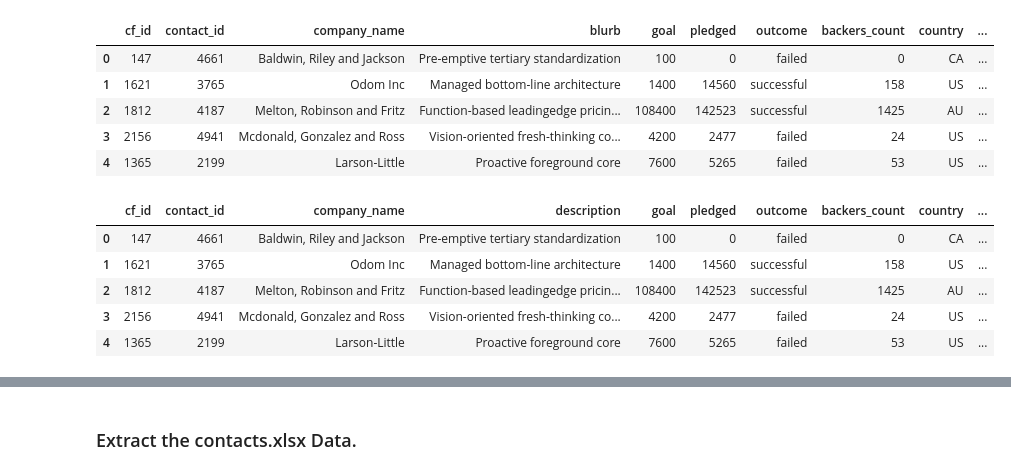
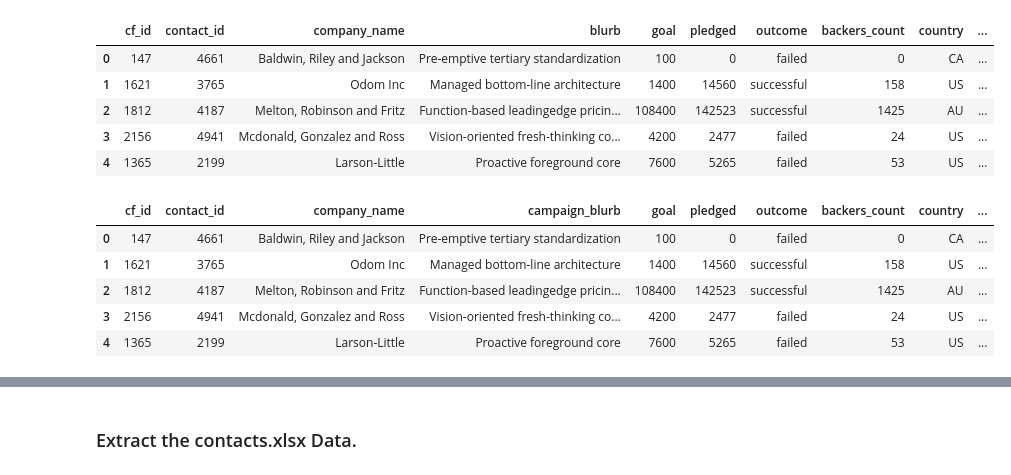
Before and after one commit to VickyL86/Crowdfunding_ETL_Project2, a Jupyter notebook: ETL_Mini_Project_Starter_Code.ipynb, the cells around one changed output, grey strips where cells are left out. Drawn from its saved outputs; the diff is of its cells as text; code cells hidden in the pictures.

```diff
--- a/ETL_Mini_Project_Starter_Code.ipynb
+++ b/ETL_Mini_Project_Starter_Code.ipynb
@@ -198,8 +217,10 @@ campaign_df.head()
 | 4 | 1365 | 2199 | Larson-Little | Proactive foreground core | 7600 | 5265 | failed | 53 | US | ... |
 # %%
 # Rename the blurb, launched_at, and deadline columns.
+campaign_df = campaign_df.rename(columns={"blurb": "campaign_blurb", "launched_at": "campaign_launched_at", "deadline": "campaign_deadline"})
+campaign_df.head()
 # %% [output]
-|  | cf_id | contact_id | company_name | description | goal | pledged | outcome | backers_count | country | ... |
+|  | cf_id | contact_id | company_name | campaign_blurb | goal | pledged | outcome | backers_count | country | ... |
 | 0 | 147 | 4661 | Baldwin, Riley and Jackson | Pre-emptive tertiary standardization | 100 | 0 | failed | 0 | CA | ... |
 | 1 | 1621 | 3765 | Odom Inc | Managed bottom-line architecture | 1400 | 14560 | successful | 158 | US | ... |
 | 2 | 1812 | 4187 | Melton, Robinson and Fritz | Function-based leadingedge pricin... | 108400 | 142523 | successful | 1425 | AU | ... |
```
Also changed, not shown: parts of 10 cells of this notebook.
